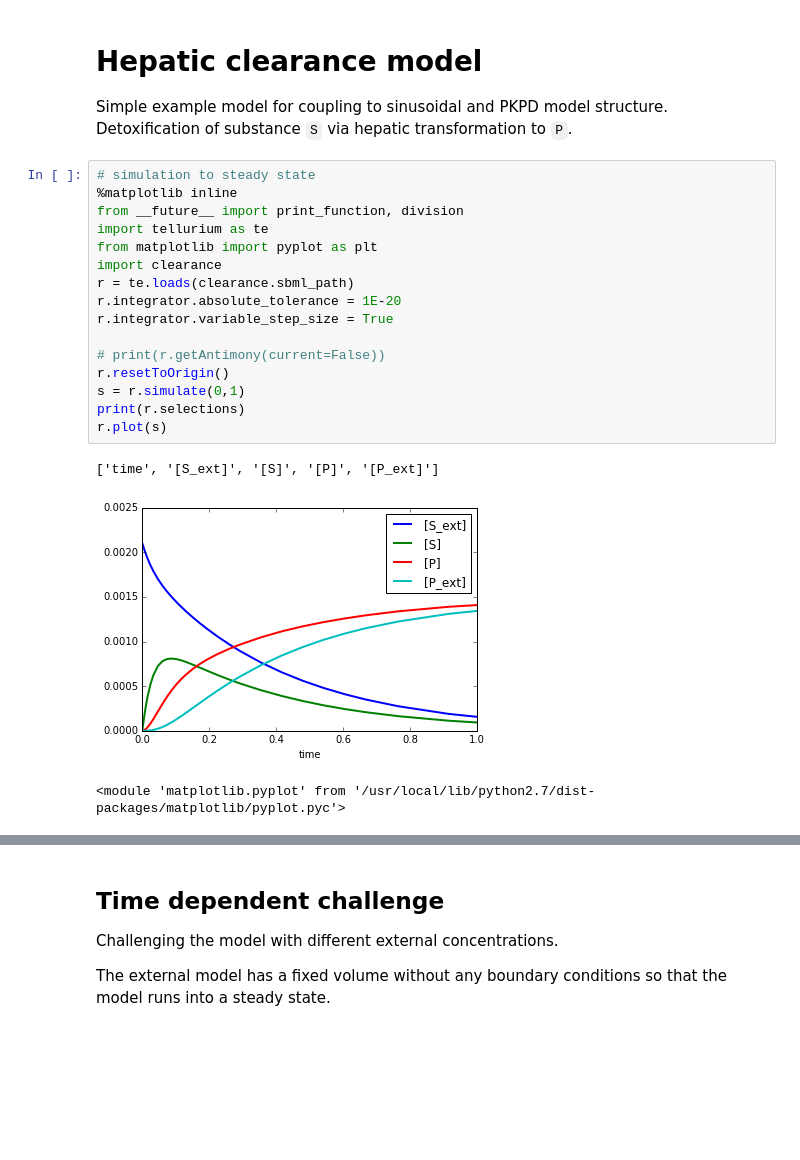
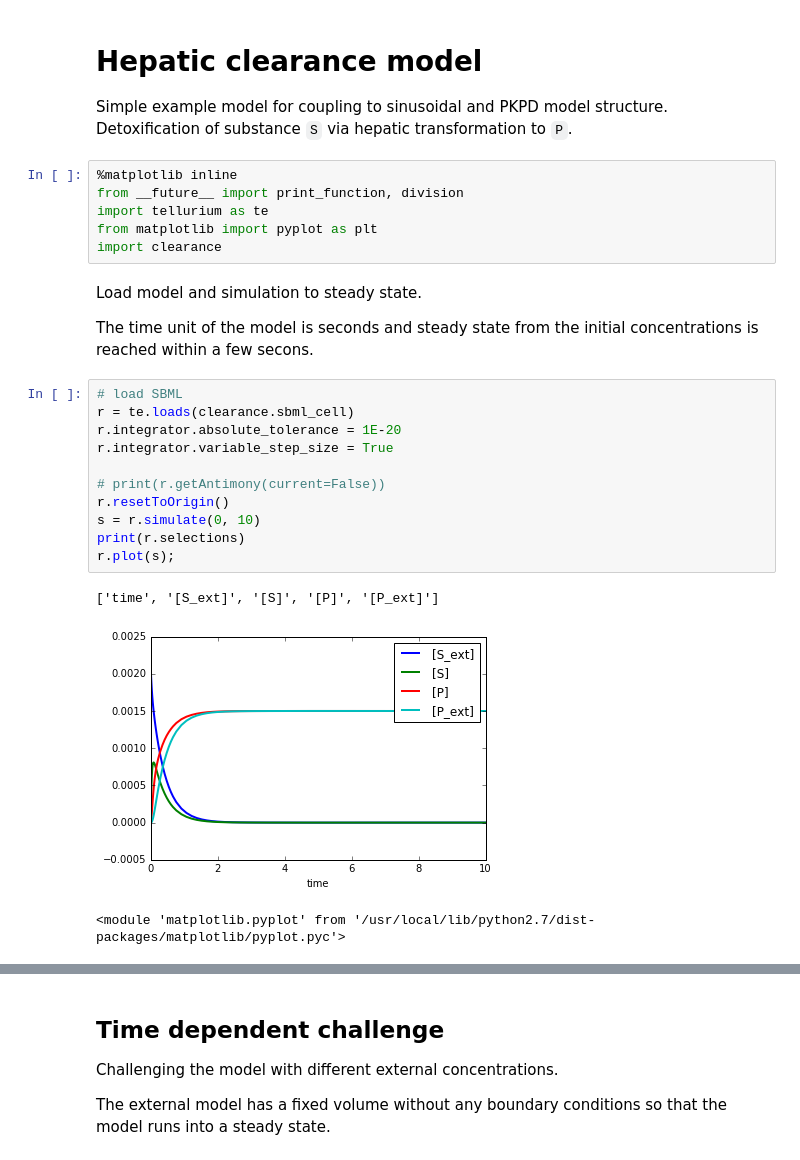
Before and after one commit to jingyayeah/multiscale-galactose, a Jupyter notebook: python/multiscalepy/multiscale/examples/models/clearance/clearance.ipynb, the cells around one changed output, grey strips where cells are left out. Drawn from its saved outputs; the diff is of its cells as text; blank space fills up the shorter version.

```diff
--- a/python/multiscalepy/multiscale/examples/models/clearance/clearance.ipynb
+++ b/python/multiscalepy/multiscale/examples/models/clearance/clearance.ipynb
@@ -2,23 +2,28 @@
 # Hepatic clearance model
 Simple example model for coupling to sinusoidal and PKPD model structure.
 Detoxification of substance `S` via hepatic transformation to `P`.
+# %%
+%matplotlib inline
+from __future__ import print_function, division
+import tellurium as te
+from matplotlib import pyplot as plt
+import clearance
+# %% [markdown]
+Load model and simulation to steady state.
+
+The time unit of the model is seconds and steady state from the initial concentrations is reached within a few secons.
 # %%
-# simulation to steady state
-%matplotlib inline
-from __future__ import print_function, division
-import tellurium as te
-from matplotlib import pyplot as plt
-import clearance
-r = te.loads(clearance.sbml_path)
+# load SBML
+r = te.loads(clearance.sbml_cell)
 r.integrator.absolute_tolerance = 1E-20
 r.integrator.variable_step_size = True
 
 # print(r.getAntimony(current=False))
 r.resetToOrigin()
-s = r.simulate(0,1)
+s = r.simulate(0, 10)
 print(r.selections)
-r.plot(s)
+r.plot(s);
 # %% [output]
 ['time', '[S_ext]', '[S]', '[P]', '[P_ext]']
-[figure, old version]
+[figure, new version]
 <module 'matplotlib.pyplot' from '/usr/local/lib/python2.7/dist-packages/matplotlib/pyplot.pyc'>
```
Also changed, not shown: parts of 9 cells of this notebook, 18 other files.
